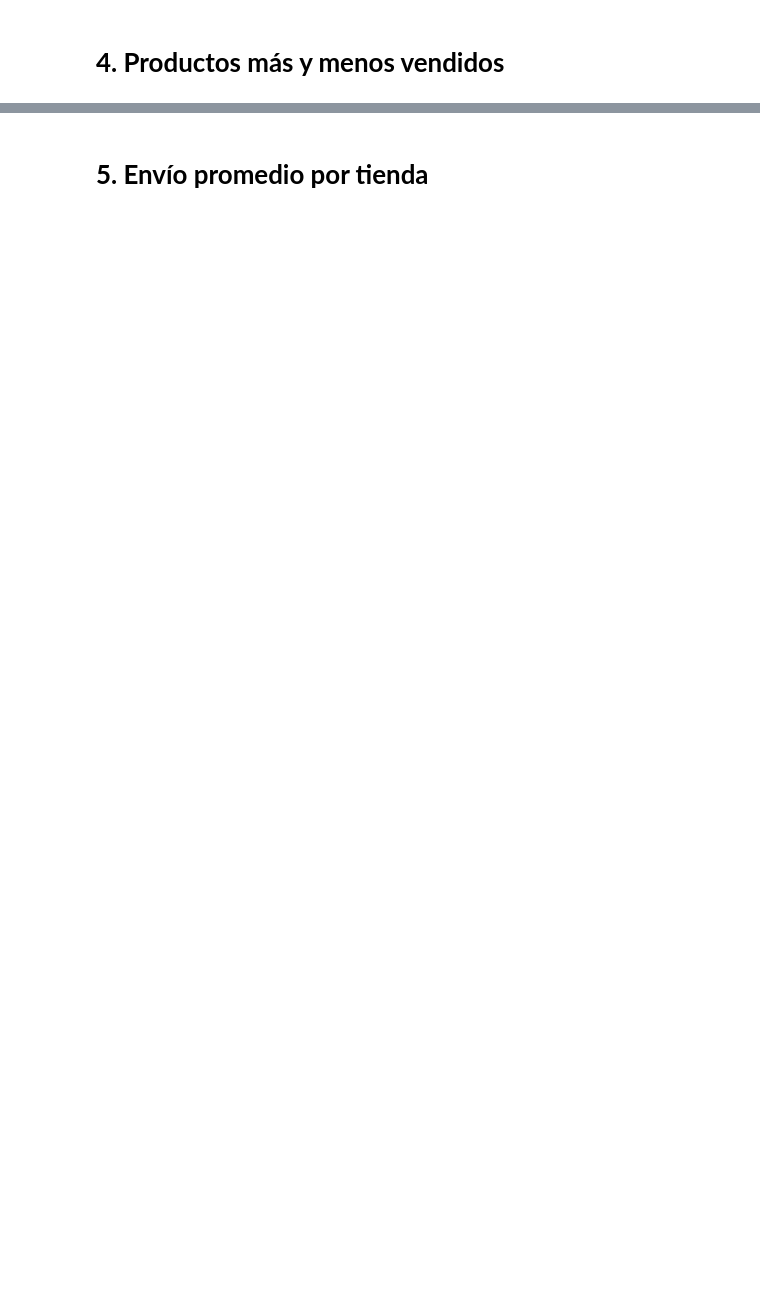
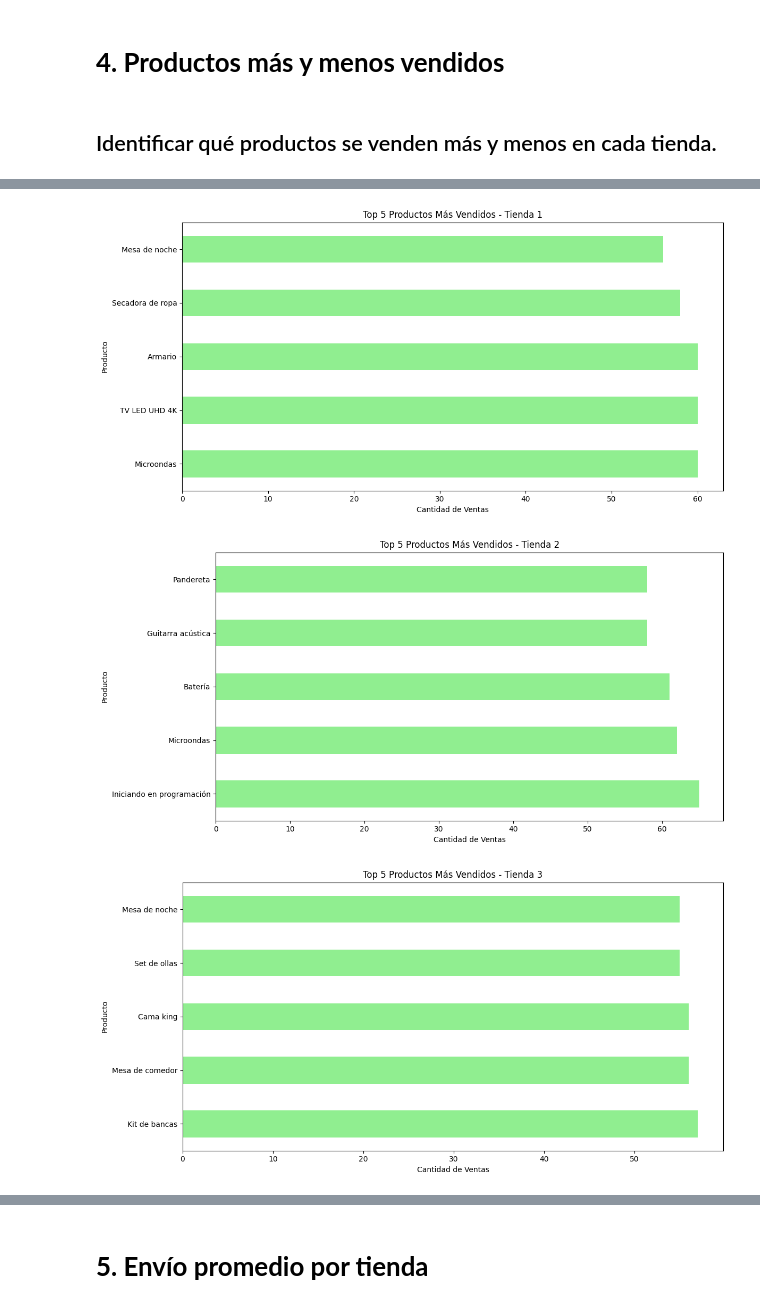
Before and after one commit to javito72/desafio_alura_store_latam, a Jupyter notebook: desafio_alura_store_latam.ipynb, the cells around one changed output, grey strips where cells are left out. Saved outputs shown, nothing was run; the diff lists cells and outputs as text; code cells hidden in the pictures; blank space fills up the shorter version.

```diff
--- a/desafio_alura_store_latam.ipynb
+++ b/desafio_alura_store_latam.ipynb
@@ -32,2 +157,68 @@ tienda.head()
 # %% [markdown]
 # **4. Productos más y menos vendidos**
+# %% [markdown]
+## Identificar qué productos se venden más y menos en cada tienda.
+# %%
+# Productos más y menos vendidos por tienda
+print("=== PRODUCTOS MÁS Y MENOS VENDIDOS ===\n")
+
+# Tienda 1
+productos_t1 = tienda['Producto'].value_counts()
+print("TIENDA 1:")
+print(f"Más vendido: {productos_t1.index[0]} ({productos_t1.iloc[0]} ventas)")
+print(f"Menos vendido: {productos_t1.index[-1]} ({productos_t1.iloc[-1]} ventas)")
+
+# Tienda 2
+productos_t2 = tienda2['Producto'].value_counts()
+print("\nTIENDA 2:")
+print(f"Más vendido: {productos_t2.index[0]} ({productos_t2.iloc[0]} ventas)")
+print(f"Menos vendido: {productos_t2.index[-1]} ({productos_t2.iloc[-1]} ventas)")
+
+# Tienda 3
+productos_t3 = tienda3['Producto'].value_counts()
+print("\nTIENDA 3:")
+print(f"Más vendido: {productos_t3.index[0]} ({productos_t3.iloc[0]} ventas)")
+print(f"Menos vendido: {productos_t3.index[-1]} ({productos_t3.iloc[-1]} ventas)")
+
+# Tienda 4
+productos_t4 = tienda4['Producto'].value_counts()
+print("\nTIENDA 4:")
+print(f"Más vendido: {productos_t4.index[0]} ({productos_t4.iloc[0]} ventas)")
+print(f"Menos vendido: {productos_t4.index[-1]} ({productos_t4.iloc[-1]} ventas)")
+
+# Visualización top 5 productos Tienda 1
+plt.figure(figsize=(12, 6))
+productos_t1.head(5).plot(kind='barh', color='lightgreen')
+plt.xlabel('Cantidad de Ventas')
+plt.ylabel('Producto')
+plt.title('Top 5 Productos Más Vendidos - Tienda 1')
+plt.tight_layout()
+plt.show()
+
+# Visualización top 5 productos Tienda 2
+plt.figure(figsize=(12, 6))
+productos_t2.head(5).plot(kind='barh', color='lightgreen')
+plt.xlabel('Cantidad de Ventas')
+plt.ylabel('Producto')
+plt.title('Top 5 Productos Más Vendidos - Tienda 2')
+plt.tight_layout()
+plt.show()
+
+# Visualización top 5 productos Tienda 3
+plt.figure(figsize=(12, 6))
+productos_t3.head(5).plot(kind='barh', color='lightgreen')
+plt.xlabel('Cantidad de Ventas')
+plt.ylabel('Producto')
+plt.title('Top 5 Productos Más Vendidos - Tienda 3')
+plt.tight_layout()
+plt.show()
+
+# Visualización top 5 productos Tienda 4
+plt.figure(figsize=(12, 6))
+productos_t4.head(5).plot(kind='barh', color='lightgreen')
+plt.xlabel('Cantidad de Ventas')
+plt.ylabel('Producto')
+plt.title('Top 5 Productos Más Vendidos - Tienda 4')
+plt.tight_layout()
+plt.show()
+# %% [output]
@@ -33,0 +242,3 @@ tienda.head()
+[figure, added]
+[figure, added]
+[figure, added]
```
Also changed, not shown: parts of 10 cells of this notebook.
